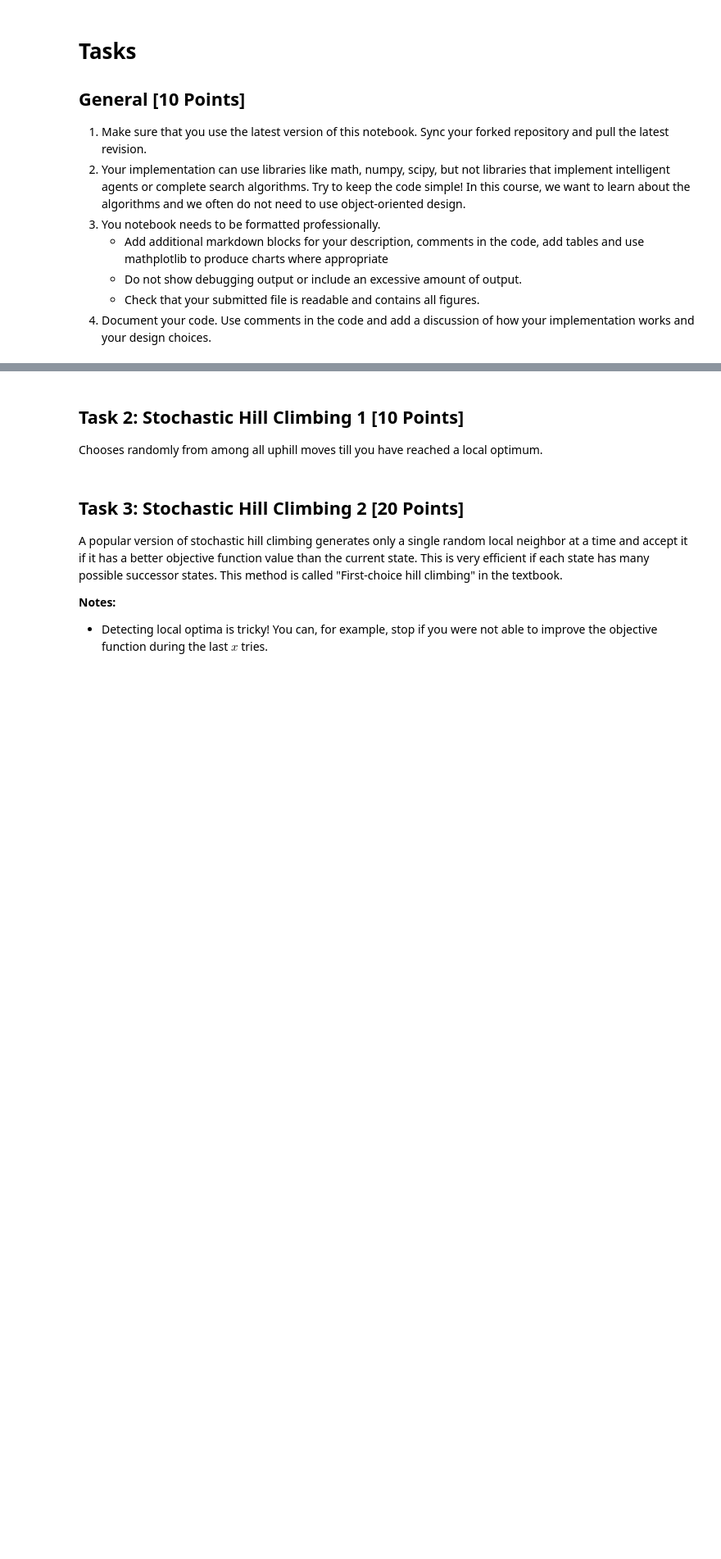
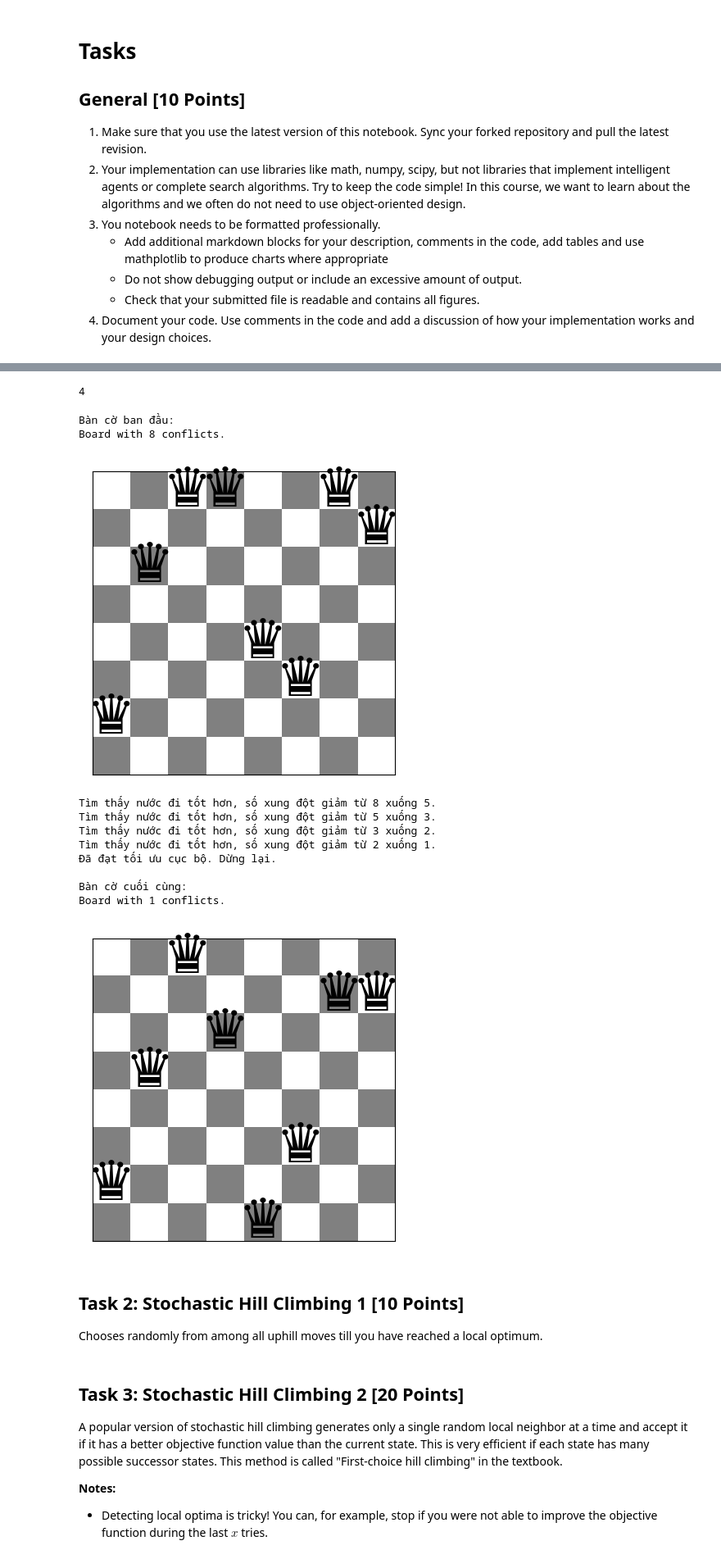
Before and after one commit to zeno1406/TTNTNC_nhom10, a Jupyter notebook: lab03 - local_search/n_queens.ipynb, the cells around one changed output, grey strips where cells are left out. Shown at 82% size. Drawn from its saved outputs; the diff is of its cells as text; code cells hidden in the pictures; blank space fills up the shorter version.

Commit message:
steepest_ascent_hill_climbing

```diff
--- a/lab03 - local_search/n_queens.ipynb
+++ b/lab03 - local_search/n_queens.ipynb
@@ -153,7 +156,3 @@ def show_board(board, cols = ['white', 'gray'], fontsize = 48):
 
     print(f"Board with {conflicts(board)} conflicts.")
     plt.show()
-# %%
-n = 4
-a = [0] * 2 * n
-print(a)
@@ -162,3 +159,25 @@ print(a)
+# %%
+def conflicts(board):
+    """Calculate the number of conflicts, i.e., the objective function."""
+    #Tính số lượng xung đột — hay nói cách khác, hàm mục tiêu (objective function) của bài toán.
+
+    n = len(board)
+
+    horizontal_cnt = [0] * n #Tạo ra mảng chứa n số 0 tượng trưng cho số hàng ngang của bàn cờ
+    diagonal1_cnt = [0] * (2 * n - 1) # Tạo ra mảng chứa 2n số 0 tượng trưng cho số đường chéo phụ của bàn cờ
+    diagonal2_cnt = [0] * (2 * n - 1) # Tạo ra mảng chứa 2n số 0 tượng trưng cho số đường chéo chính của bàn cờ
+
+    for i in range(n):
+        horizontal_cnt[board[i]] += 1 #boardi trả về hàng hậu đứng, lúc này vị trí hori_cnt[x] tăng từ 0 lên 1 vì có 1 hậu
+        diagonal1_cnt[i + board[i]] += 1 #i đầu là cột, board[i] là hàng, đường chéo phụ /
+        diagonal2_cnt[i - board[i] + (n-1)] += 1 #i đầu là cột, board[i] là hàng, +(n-1) để số không âm, đường chéo chính \
+
+    # print(f"horizontal queen: {horizontal_cnt}")
+    # print(f"diagonal queen /: {diagonal1_cnt}")
+    # print(f"diagonal queen \: {diagonal2_cnt}")
+    # print(f"Big list: {horizontal_cnt + diagonal1_cnt + diagonal2_cnt}")
+    # print(f"Map comb2 to big list: {list(map(comb2, horizontal_cnt + diagonal1_cnt + diagonal2_cnt))}")
+    return sum(map(comb2, horizontal_cnt + diagonal1_cnt + diagonal2_cnt))
 # %% [markdown]
 ## Create a board
 # %%
@@ -202,0 +238,6 @@ Calculate the objective function for all local moves (see definition of local mo
+# %%
+board = random_board(4)
+board
+conflicts(board)
+# %% [output]
+4
@@ -203,3 +289,28 @@ Calculate the objective function for all local moves (see definition of local mo
+# %%
+# 1. Tạo một bàn cờ ngẫu nhiên
+start_board = random_board(8) # Ví dụ với bàn cờ 8x8
+print("Bàn cờ ban đầu:")
+show_board(start_board)
+
+# 2. Chạy thuật toán
+final_board = steepest_ascent_hill_climbing(start_board)
+
+# 3. Hiển thị kết quả
+print("\nBàn cờ cuối cùng:")
+show_board(final_board)
+# %% [output]
+Bàn cờ ban đầu:
+Board with 8 conflicts.
+[figure, added]
+Tìm thấy nước đi tốt hơn, số xung đột giảm từ 8 xuống 5.
+Tìm thấy nước đi tốt hơn, số xung đột giảm từ 5 xuống 3.
+Tìm thấy nước đi tốt hơn, số xung đột giảm từ 3 xuống 2.
+Tìm thấy nước đi tốt hơn, số xung đột giảm từ 2 xuống 1.
+Đã đạt tối ưu cục bộ. Dừng lại.
+
+Bàn cờ cuối cùng:
+Board with 1 conflicts.
+[figure, added]
 # %% [markdown]
 ## Task 2: Stochastic Hill Climbing 1 [10 Points]
 
```
Also changed, not shown: parts of 7 cells of this notebook.
